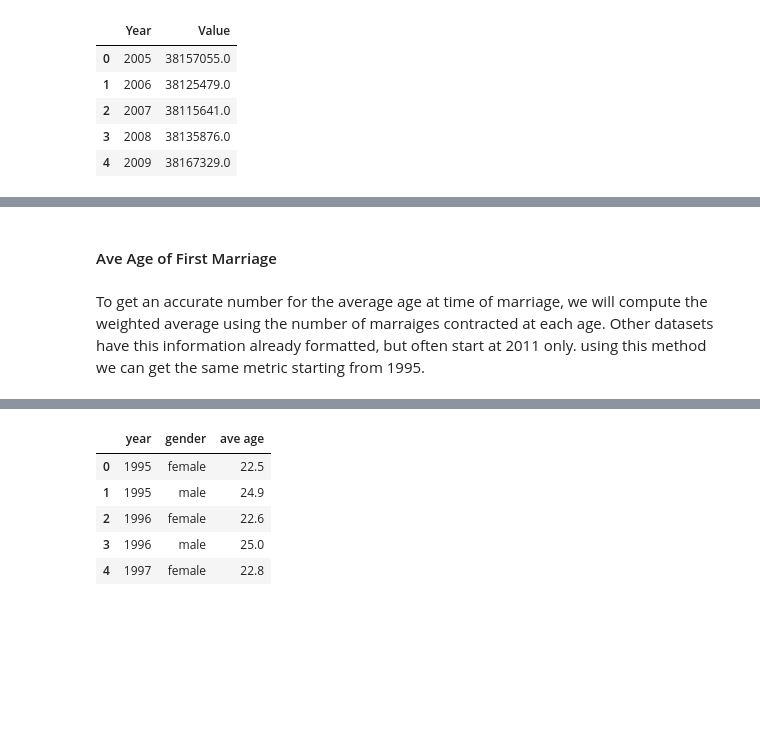
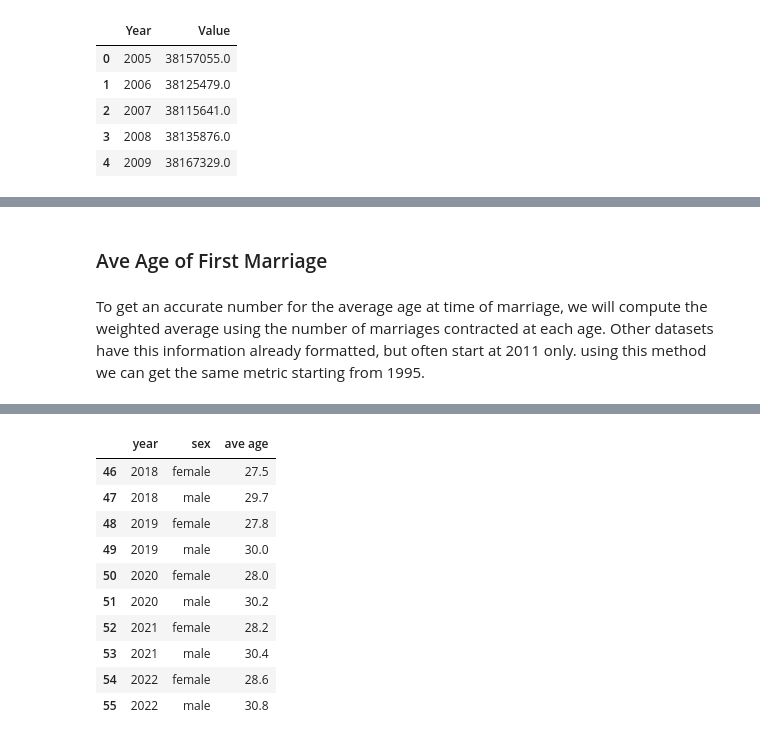
Before and after one commit to JGundisalvus/portfolio, a Jupyter notebook: polish_marriage_demographics/data_exploration.ipynb, the cells around one changed output, grey strips where cells are left out. Drawn from its saved outputs; the diff is of its cells as text; code cells hidden in the pictures; blank space fills up the shorter version.

```diff
--- a/polish_marriage_demographics/data_exploration.ipynb
+++ b/polish_marriage_demographics/data_exploration.ipynb
@@ -362,7 +271,7 @@ events = [[2004,"Poland Enters the EU"],[2008,'\'08 Finacial Crisis'],[2020, 'CO
 # %% [markdown]
-#### Ave Age of First Marriage
+### Ave Age of First Marriage
 # %% [markdown]
-To get an accurate number for the average age at time of marriage, we will compute the weighted average using the number of marraiges contracted at each age. Other datasets have this information already formatted, but often start at 2011 only. using this method we can get the same metric starting from 1995.
+To get an accurate number for the average age at time of marriage, we will compute the weighted average using the number of marriages contracted at each age. Other datasets have this information already formatted, but often start at 2011 only. using this method we can get the same metric starting from 1995.
 # %%
 df_sing_age.head(5)
 # %% [output]
@@ -375,20 +284,25 @@ df_sing_age.head(5)
 # %%
 # Correcting 'age' to be an integer
 df_sing_age['age'] = df_sing_age['age'].str.lstrip('Y').astype(int)
 
 # Calculating the weighted average
 df_avg_age = df_sing_age.groupby(['TIME_PERIOD', 'sex']).apply(
     lambda x: (x['age'] * x['OBS_VALUE']).sum() / x['OBS_VALUE'].sum()
-).round(1).reset_index(name='Weighted_Avg_Age')
+).round(1).reset_index(name='ave age')
 
-df_avg_age.columns = ['year', 'gender', 'ave age']
+df_avg_age.columns = ['year', 'sex', 'ave age']
 df_avg_age.replace(to_replace={'F': 'female', 'M':'male'}, inplace=True)
 
-df_avg_age.head(5)
+df_avg_age.tail(10)
 # %% [output]
-|  | year | gender | ave age |
-| 0 | 1995 | female | 22.5 |
-| 1 | 1995 | male | 24.9 |
-| 2 | 1996 | female | 22.6 |
-| 3 | 1996 | male | 25.0 |
-| 4 | 1997 | female | 22.8 |
+|  | year | sex | ave age |
+| 46 | 2018 | female | 27.5 |
+| 47 | 2018 | male | 29.7 |
+| 48 | 2019 | female | 27.8 |
+| 49 | 2019 | male | 30.0 |
+| 50 | 2020 | female | 28.0 |
+| 51 | 2020 | male | 30.2 |
+| 52 | 2021 | female | 28.2 |
+| 53 | 2021 | male | 30.4 |
+| 54 | 2022 | female | 28.6 |
+| 55 | 2022 | male | 30.8 |
```
Also changed, not shown: parts of 52 cells of this notebook, 2 other files.
